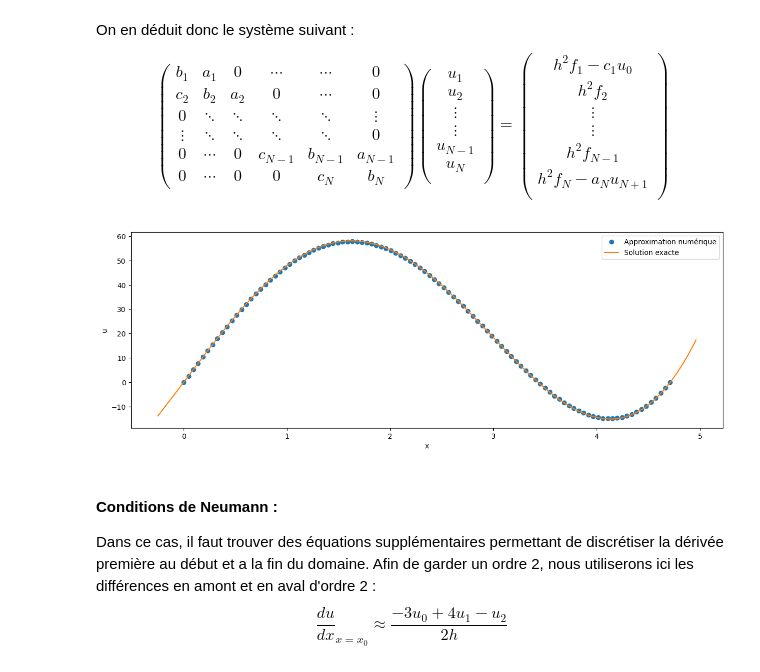
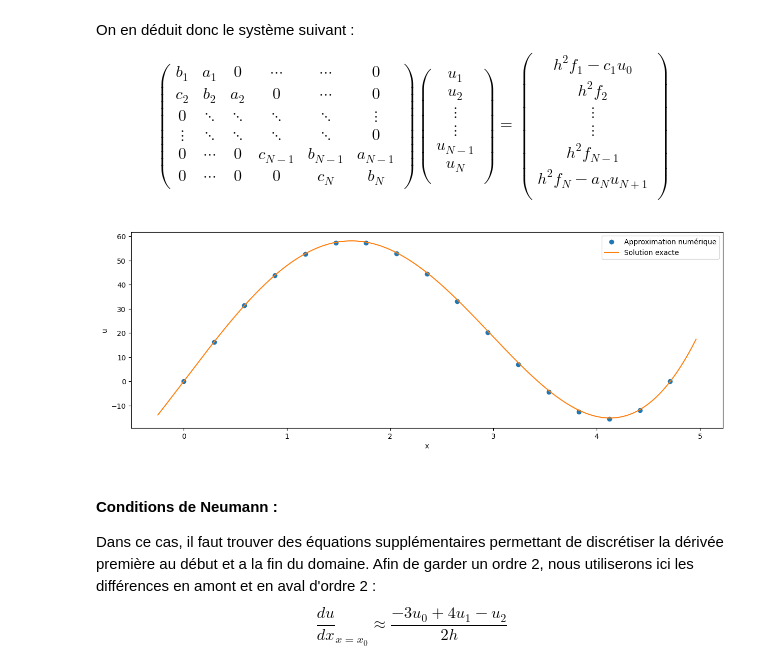
Before and after one commit to sablonl/LPHYS1303-Notebooks, a Jupyter notebook: BVP.ipynb, the cells around one changed output. Drawn from its saved outputs; the diff is of its cells as text; code cells hidden in the pictures.

```diff
--- a/BVP.ipynb
+++ b/BVP.ipynb
@@ -61,7 +61,7 @@ import numpy as np
 import matplotlib.pyplot as plt
 ## Solution pour les conditions de Dirichelet
 u0, unp1 = 0.0, 0.0
-N = 100
+N = 15
 h = 1/(N+1) * 3.0*np.pi/2.0
 
 # Matrice tridiagonale creuse
@@ -71,35 +71,35 @@ for i in range(N):
     A_Dirichelet[i, i] = -2.0 + h**2
     if i > 0:
         A_Dirichelet[i, i-1] = 1.0
     if i < N-1:
         A_Dirichelet[i, i+1] = 1.0
 
 b_Dirichelet = np.zeros(N)
-for i in range(N-1):
+for i in range(N):
     b_Dirichelet[i] = h**2 * np.exp((i+1)*h)
 
 b_Dirichelet[0] -= u0
 b_Dirichelet[-1] -= unp1
 
 # Résolution du système linéaire
 u_Dirichelet = np.linalg.solve(A_Dirichelet, b_Dirichelet)
 x_Dirichelet = np.linspace(0, 3.0*np.pi/2.0, N+2) # N+2 because of the initial additional point
 
 # Solution exacte
 x_true_Dirichelet = np.linspace(-0.25, 3.0*np.pi/2.0 + 0.25, 1000)
 u_true_Dirichelet = 1/2 * (np.exp(x_true_Dirichelet) + (-1 + 2*u0)*np.cos(x_true_Dirichelet) + (np.exp(3*np.pi/2)-2*unp1)*np.sin(x_true_Dirichelet))
 
 # Plot
 fig, ax = plt.subplots(figsize=(15, 5))
 
 ax.plot(x_Dirichelet, np.concatenate(([u0], u_Dirichelet, [unp1])), 'o', label='Approximation numérique')
 ax.plot(x_true_Dirichelet, u_true_Dirichelet, label='Solution exacte')
 ax.legend()
 ax.set_xlabel('x')
 ax.set_ylabel('u')
 plt.show()
 # %% [output]
-[figure, old version]
+[figure, new version]
 # %% [markdown]
 #### Conditions de Neumann :
 Dans ce cas, il faut trouver des équations supplémentaires permettant de discrétiser la dérivée première au début et a la fin du domaine. Afin de garder un ordre 2, nous utiliserons ici les différences en amont et en aval d'ordre 2 :
```
Also changed, not shown: parts of 1 cell of this notebook.
